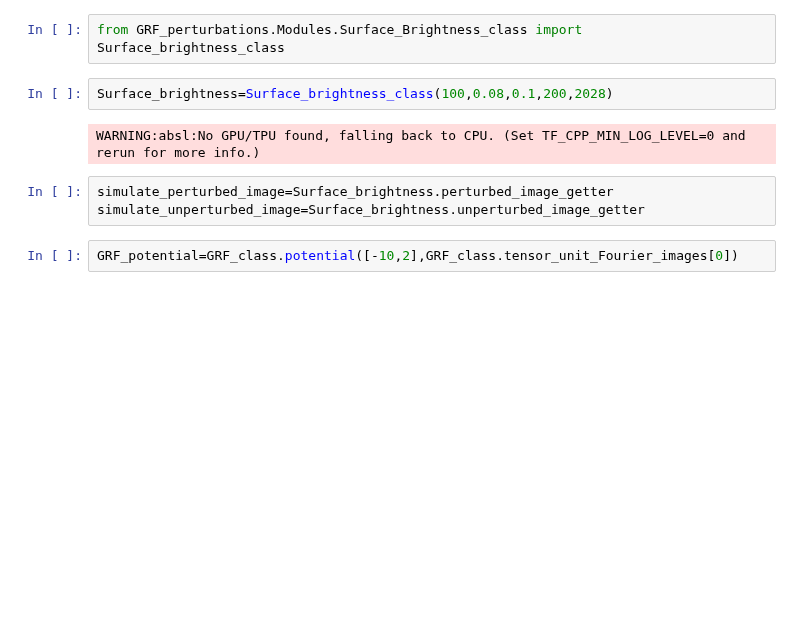
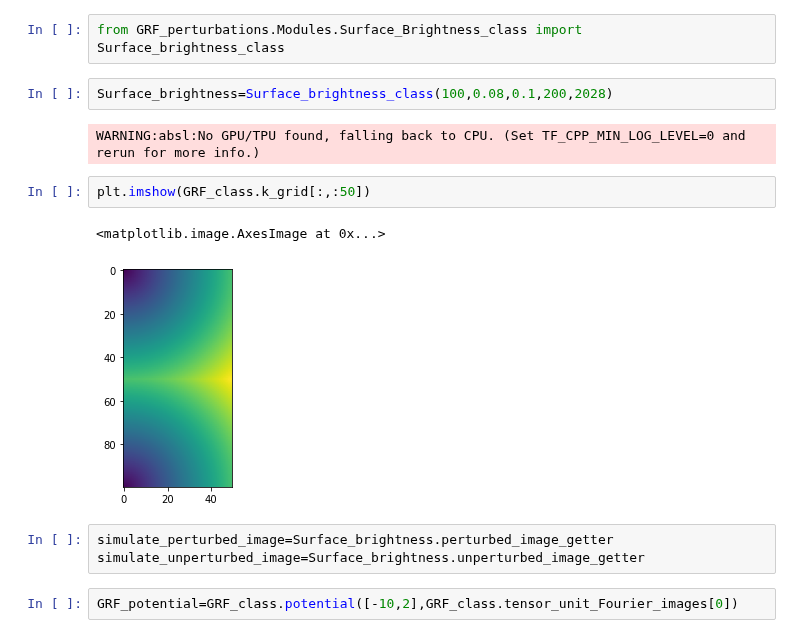
Before and after one commit to Herculens/herculens, a Jupyter notebook: GRF_perturbations/Notebooks/test.ipynb, the cells around one changed output. Drawn from its saved outputs; the diff is of its cells as text; blank space fills up the shorter version.

```diff
--- a/GRF_perturbations/Notebooks/test.ipynb
+++ b/GRF_perturbations/Notebooks/test.ipynb
@@ -57,6 +57,11 @@ from GRF_perturbations.Modules.Surface_Brightness_class import Surface_brightnes
 Surface_brightness=Surface_brightness_class(100,0.08,0.1,200,2028)
 # %% [output]
 WARNING:absl:No GPU/TPU found, falling back to CPU. (Set TF_CPP_MIN_LOG_LEVEL=0 and rerun for more info.)
+# %%
+plt.imshow(GRF_class.k_grid[:,:50])
+# %% [output]
+<matplotlib.image.AxesImage at 0x...>
+[figure, added]
 # %%
 simulate_perturbed_image=Surface_brightness.perturbed_image_getter
 simulate_unperturbed_image=Surface_brightness.unperturbed_image_getter
```
Also changed, not shown: 6 other files.
